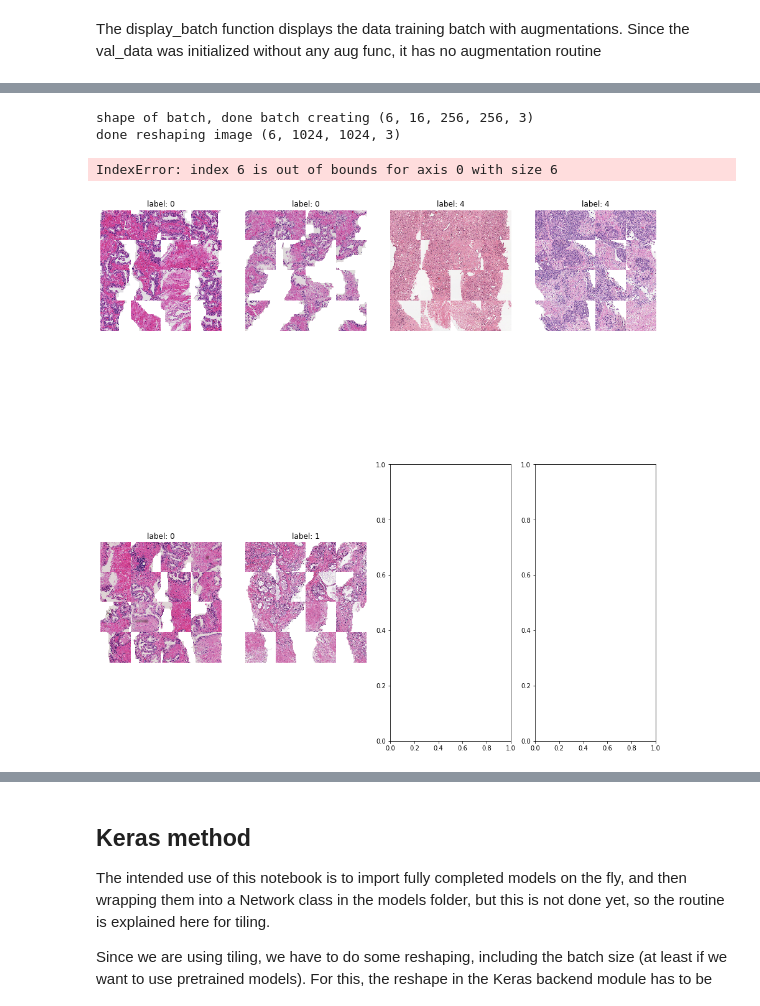
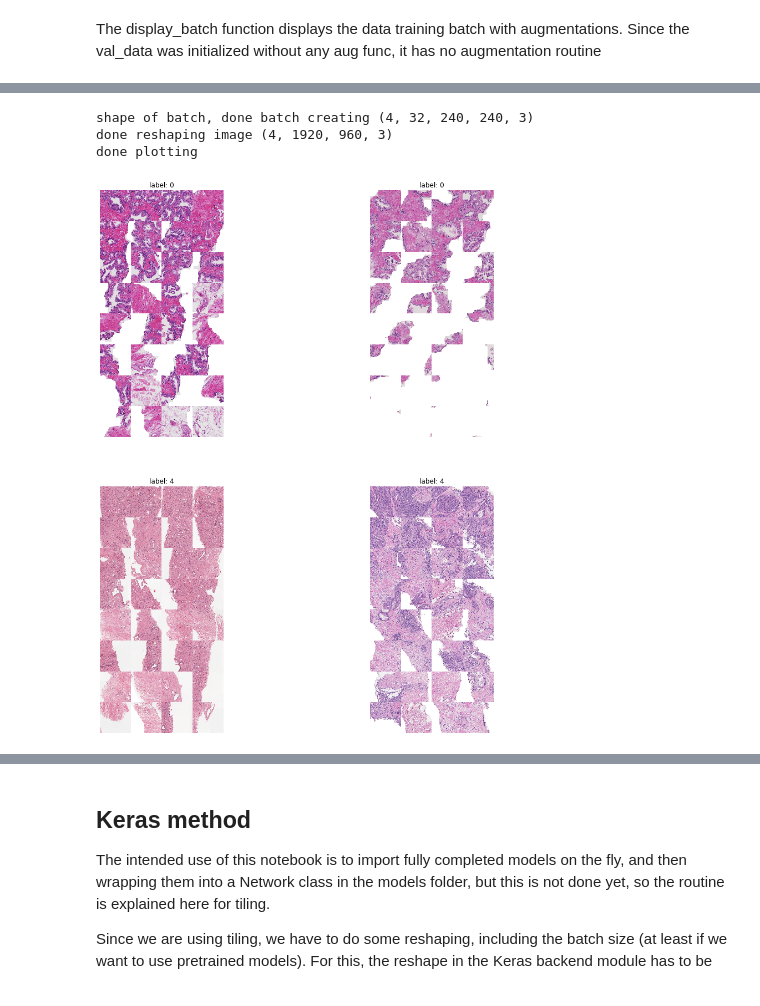
Before and after one commit to stephandooper/panda, a Jupyter notebook: notebooks/example.ipynb, the cells around one changed output, grey strips where cells are left out. Drawn from its saved outputs; the diff is of its cells as text; code cells hidden in the pictures.

Commit message:
added external data and training

```diff
--- a/notebooks/example.ipynb
+++ b/notebooks/example.ipynb
@@ -141,12 +144,12 @@ TRAIN_FOLD=0  # select the first fold for training/validation
 # Network parameters
 # ------------------
 # some of these parameters might disappear in a future release
-SZ = 256  # width and heigth of the image
+SZ = 240  # width and heigth of the image
 NUM_CLASSES = 6
-BATCH_SIZE = 6
+BATCH_SIZE = 3
 NUM_EPOCHS = 15
-NUM_TILES = 16 # this number cannot be changed freely in the png tile generator
-LEARNING_RATE = 1e-3
+NUM_TILES = 32 # this number cannot be changed freely in the png tile generator
+LEARNING_RATE = 1e-5
 TILE_LEVEL = 1
 
 tile_params = {'N': NUM_TILES, 'sz': SZ}
@@ -261,11 +296,16 @@ def aug_routine(image):
 # %%
-coords = np.load('1-16-256-255.npy',allow_pickle=True)
-data = TiffFromCoords(coords=coords,
-                      df=train_df,
-                     img_dir=IMG_DIR,
-                     batch_size=BATCH_SIZE,
-                     aug_func=None,
-                     one_hot=False)
+coords = np.load('../coordinates/1-36-240-255.npy',allow_pickle=True)
+
+tilemat = partial(tf_tile2mat, row=6, col=6)
+
+data = TiffFromCoords(coords = coords,
+                             df=train_df,
+                             img_dir=IMG_DIR,
+                             batch_size=BATCH_SIZE,
+                             aug_func=None,
+                             tf_aug_list = [],
+                             one_hot=False,
+                             img_transform_func=tilemat)
 
 # do not use augmentation for the val_data, if aug_func is empty (None default), then no augmentation is used.
 val_data = TiffFromCoords(coords = coords,
@@ -273,7 +313,8 @@ val_data = TiffFromCoords(coords = coords,
                          img_dir=IMG_DIR,
                          batch_size=BATCH_SIZE,
                          aug_func=None,
-                         one_hot=False)
+                         one_hot=False,
+                         img_transform_func=tilemat)
 
 
 '''
@@ -321,8 +351,8 @@ Wed Jun  3 00:53:08 2020
 # %%
-data.display_batch(plot_grid=(2,4))
+data.display_batch(plot_grid=(2,2), rows=8, cols=4)
 # %% [output]
-shape of batch, done batch creating (6, 16, 256, 256, 3)
-done reshaping image (6, 1024, 1024, 3)
+shape of batch, done batch creating (4, 32, 240, 240, 3)
+done reshaping image (4, 1920, 960, 3)
+done plotting
-IndexError: index 6 is out of bounds for axis 0 with size 6
-[figure, old version]
+[figure, new version]
 # %%
```
Also changed, not shown: parts of 20 cells of this notebook, 22 other files.
